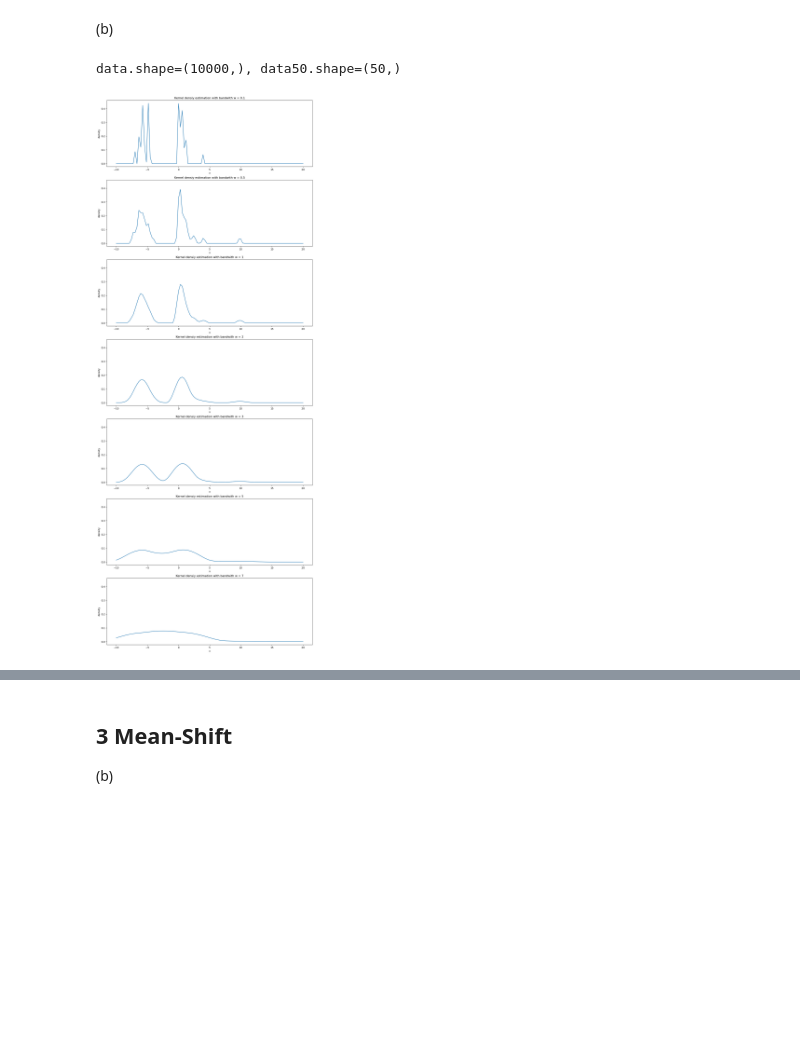
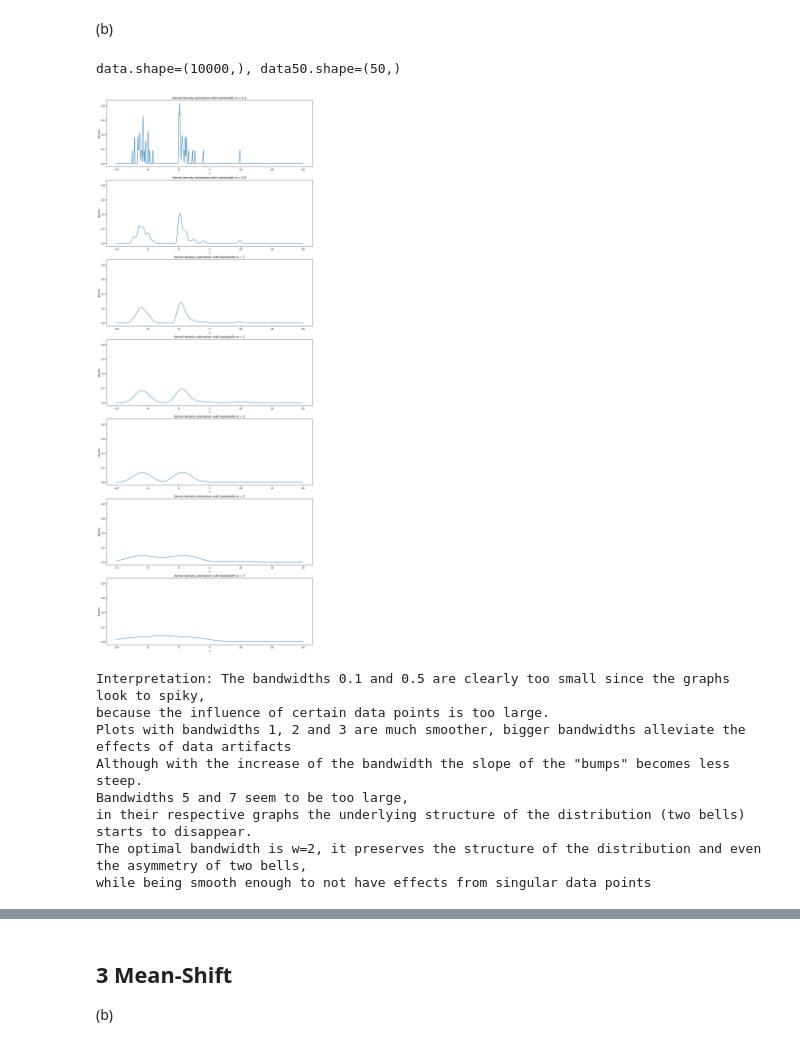
Before and after one commit to emironovich/mlph_w24, a Jupyter notebook: sheet02/sheet02.ipynb, the cells around one changed output, grey strips where cells are left out. Saved outputs shown, nothing was run; the diff lists cells and outputs as text; code cells hidden in the pictures; blank space fills up the shorter version.

Commit message:
Add interpretation for the 1st graph, fix spelling

```diff
--- a/sheet02/sheet02.ipynb
+++ b/sheet02/sheet02.ipynb
@@ -37,37 +37,56 @@ ws = [0.1, 0.5, 1, 2, 3, 5, 7]
 fig, ax = plt.subplots(len(ws), 1, sharey='col')
 
 for i, w in zip(range(len(ws)), ws):
-    x = np.linspace(-10, 20, 100)
+    x = np.linspace(-10, 20, 1000)
     y = [sum([biweight(graph_x, data_x, w) for data_x in data50 if abs(graph_x - data_x) <= w] ) / data50.shape[0] for graph_x in x ]
     ax[i].plot(x, y)
     ax[i].set_xlabel('x')
     ax[i].set_ylabel('density')
-    ax[i].set_title(f'Kernel densiy estimation with bandwith w = {w}')
+    ax[i].set_title(f'Kernel density estimation with bandwidth w = {w}')
 
 fig.set_figwidth(15)
 fig.set_figheight(40)
 plt.show()
+
+print("Interpretation: The bandwidths 0.1 and 0.5 are clearly too small since the graphs look to spiky,\n"
+      "because the influence of certain data points is too large.\n"
+      "Plots with bandwidths 1, 2 and 3 are much smoother, bigger bandwidths alleviate the effects of data artifacts.\n"
+      "Although with the increase of the bandwidth the slope of the \"bells\" becomes less steep.\n"
+      "Bandwidths 5 and 7 seem to be too large,\n"
+      "in their respective graphs the underlying structure of the distribution (two bells) starts to disappear.\n"
+      "The optimal bandwidth is w=2, it preserves the structure of the distribution and even the asymmetry of two bells,\n"
+      "while being smooth enough to not have effects from singular data points.\n"
+
+      )
 
 data_len = [100, 1000, 10000]
 
 fig, ax = plt.subplots(len(ws), len(data_len), sharey='col')
 
 for i, w in enumerate(ws):
     for j, N in enumerate(data_len):
         x = np.linspace(-10, 20, 100)
         data_curr = data[:N]
         y = [sum([biweight(graph_x, data_x, w) for data_x in data_curr if abs(graph_x - data_x) <= w] ) / N  for graph_x in x ]
         ax[i, j].plot(x, y)
         ax[i, j].set_xlabel('x')
         ax[i, j].set_ylabel('density')
-        ax[i, j].set_title(f'Kernel densiy estimation\n with bandwith w = {w},\n number of samples N = {N}')
+        ax[i, j].set_title(f'Kernel density estimation\n with bandwidth w = {w},\n number of samples N = {N}')
 
 fig.set_figwidth(15)
 fig.set_figheight(60)
 plt.show()
 # %% [output]
 data.shape=(10000,), data50.shape=(50,)
-[figure, old version]
+[figure, new version]
+Interpretation: The bandwidths 0.1 and 0.5 are clearly too small since the graphs look to spiky,
+because the influence of certain data points is too large.
+Plots with bandwidths 1, 2 and 3 are much smoother, bigger bandwidths alleviate the effects of data artifacts
+Although with the increase of the bandwidth the slope of the "bumps" becomes less steep.
+Bandwidths 5 and 7 seem to be too large,
+in their respective graphs the underlying structure of the distribution (two bells) starts to disappear.
+The optimal bandwidth is w=2, it preserves the structure of the distribution and even the asymmetry of two bells,
+while being smooth enough to not have effects from singular data points
 [figure]
 # %%
 def kde(x, obs, w=1):
```
